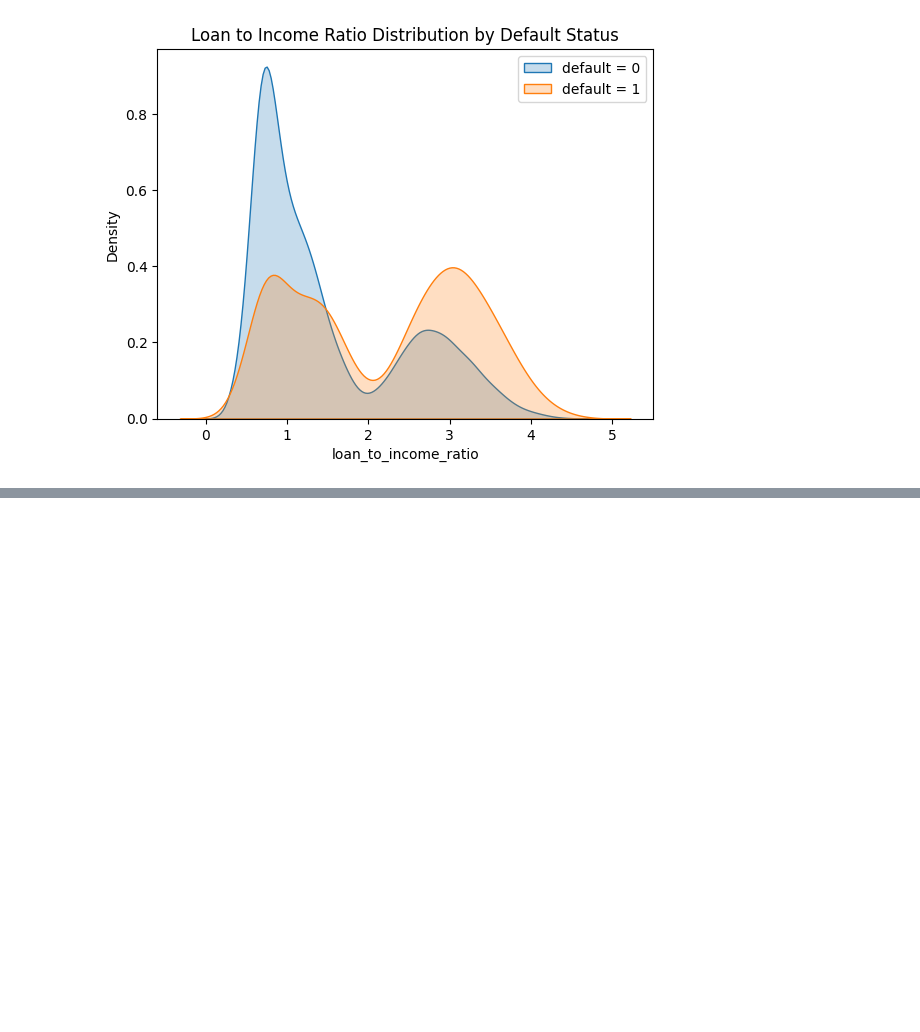
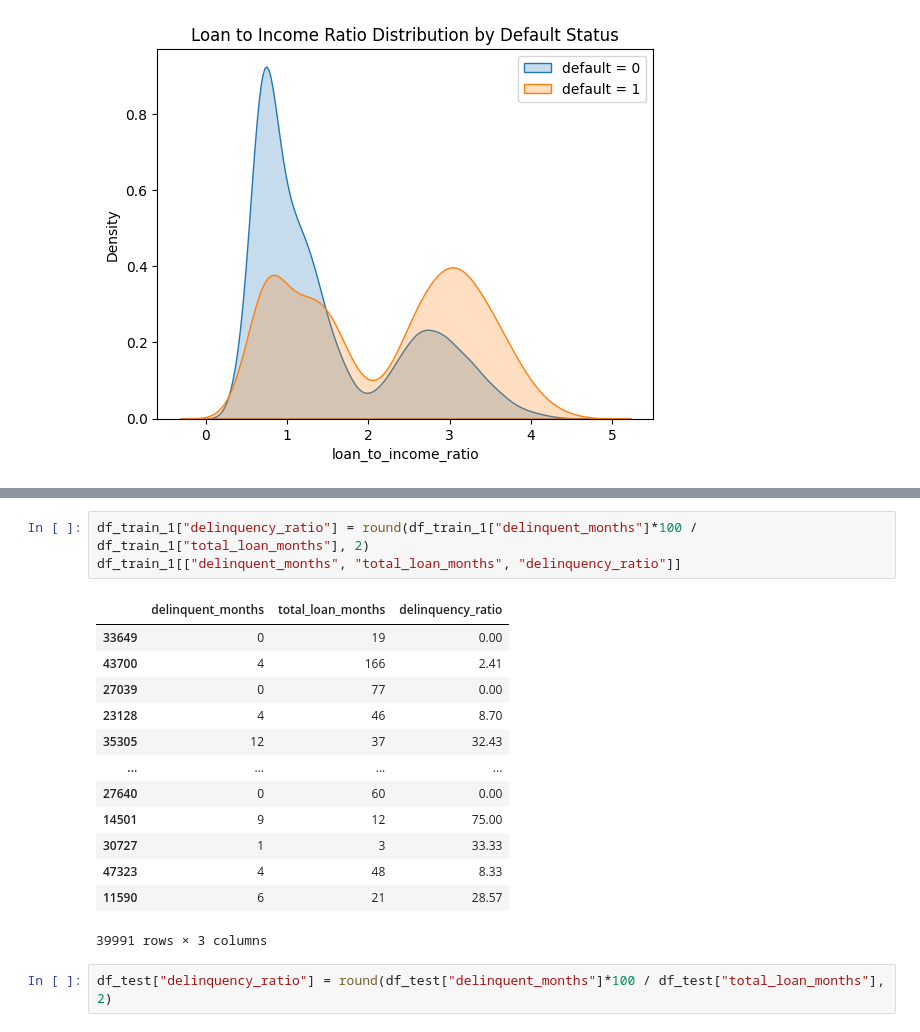
Before and after one commit to ittihadur/ML-Classification-Project, a Jupyter notebook: credit_risk_model.ipynb, the cells around one changed output, grey strips where cells are left out. Cells and saved outputs as stored; diff of their text form; blank space fills up the shorter version.

```diff
--- a/credit_risk_model.ipynb
+++ b/credit_risk_model.ipynb
@@ -398,0 +415,19 @@ plt.show()
+# %%
+df_train_1["delinquency_ratio"] = round(df_train_1["delinquent_months"]*100 / df_train_1["total_loan_months"], 2)
+df_train_1[["delinquent_months", "total_loan_months", "delinquency_ratio"]]
+# %% [output]
+|  | delinquent_months | total_loan_months | delinquency_ratio |
+| 33649 | 0 | 19 | 0.00 |
+| 43700 | 4 | 166 | 2.41 |
+| 27039 | 0 | 77 | 0.00 |
+| 23128 | 4 | 46 | 8.70 |
+| 35305 | 12 | 37 | 32.43 |
+| ... | ... | ... | ... |
+| 27640 | 0 | 60 | 0.00 |
+| 14501 | 9 | 12 | 75.00 |
+| 30727 | 1 | 3 | 33.33 |
+| 47323 | 4 | 48 | 8.33 |
+| 11590 | 6 | 21 | 28.57 |
+39991 rows × 3 columns
+# %%
+df_test["delinquency_ratio"] = round(df_test["delinquent_months"]*100 / df_test["total_loan_months"], 2)
```
Also changed, not shown: parts of 4 cells of this notebook.
